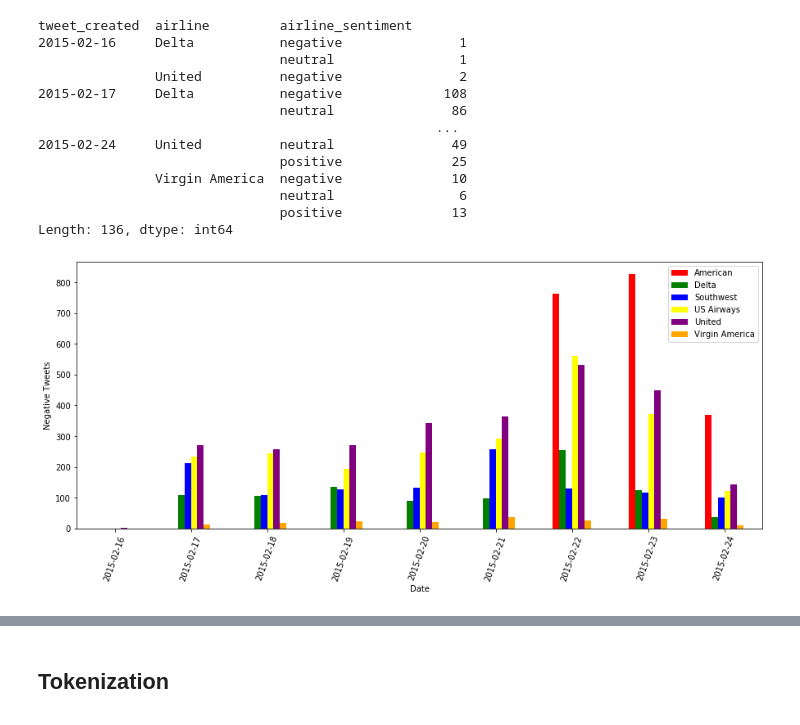
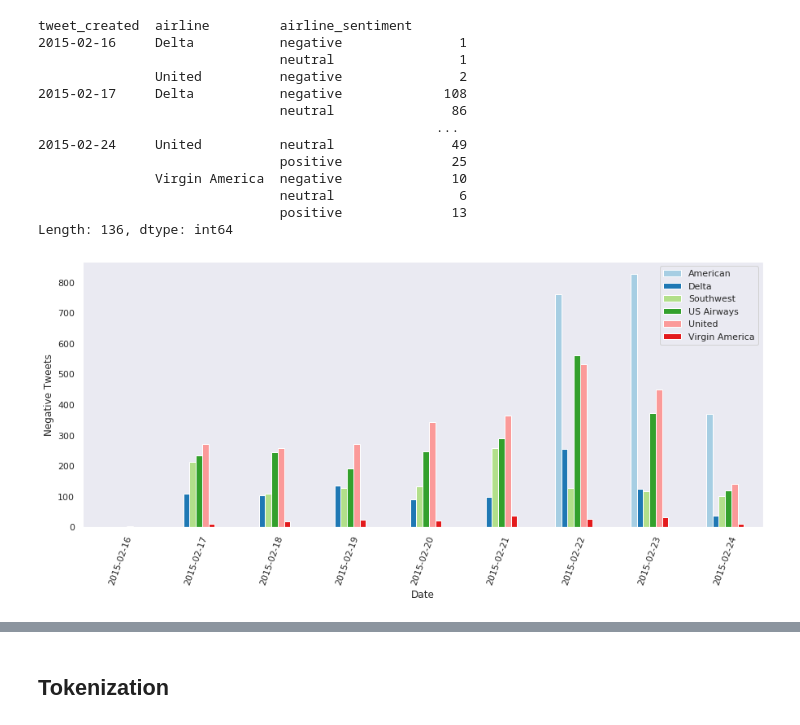
Before and after one commit to AlekseiMikhalev/Data-Science-Projects, a Jupyter notebook: ULMFiT_analysis.ipynb, the cells around one changed output, grey strips where cells are left out. Saved outputs shown, nothing was run; the diff lists cells and outputs as text; code cells hidden in the pictures.

```diff
--- a/ULMFiT_analysis.ipynb
+++ b/ULMFiT_analysis.ipynb
@@ -426,17 +388,17 @@ Length: 136, dtype: int64
 # %%
 #Now we can plot it and see if we can get any interesting insights about negative tweets
 
 day_df = day_df.loc(axis=0)[:, :, 'negative']
 
 #Groupby and plot data
-ax2 = day_df.groupby(['tweet_created','airline']).sum().unstack().plot(kind = 'bar', color=['red', 'green', 'blue', 'yellow', 'purple', 'orange'], figsize = (15, 6), rot = 70)
+ax2 = day_df.groupby(['tweet_created','airline']).sum().unstack().plot(kind = 'bar', color=custome_palette2, figsize = (15, 6), rot = 70)
 labels = ['American','Delta','Southwest','US Airways','United','Virgin America']
 ax2.legend(labels = labels)
 ax2.set_xlabel('Date')
 ax2.set_ylabel('Negative Tweets')
 plt.show()
 # %% [output]
-[figure, old version]
+[figure, new version]
 # %% [markdown]
 ###__Data Cleaning for ULMFiT__
 ![image.png](https://humboldt-wi.github.io/blog/img/seminar/group4_ULMFiT/Figure_3.png)
```
Also changed, not shown: parts of 27 cells of this notebook.
